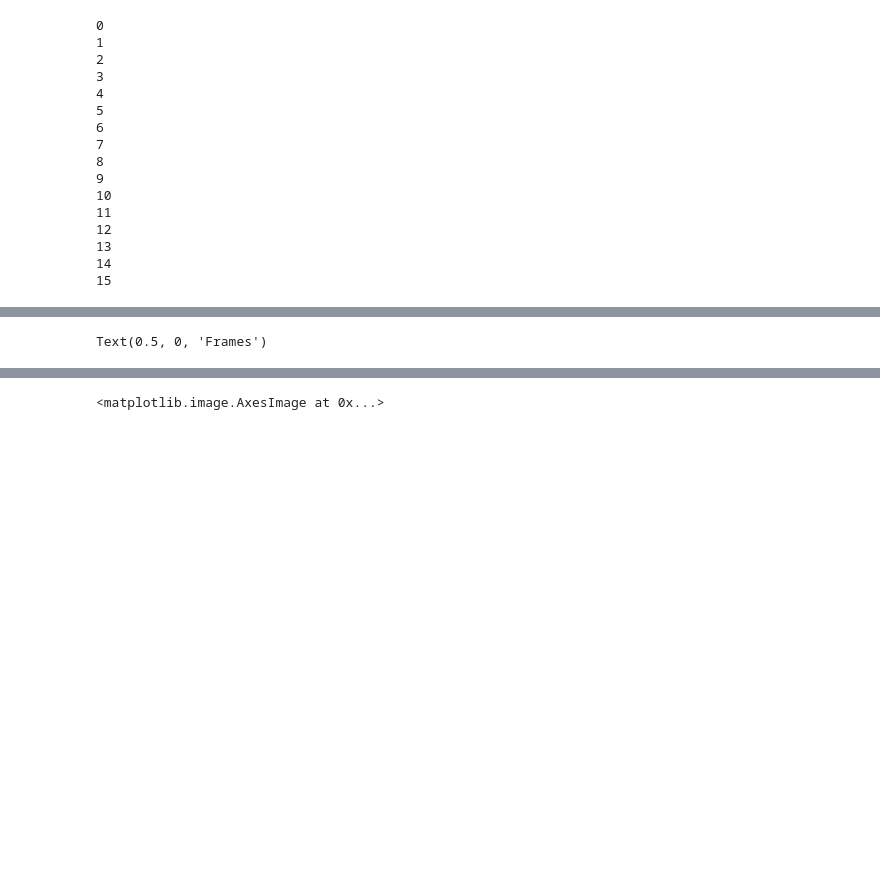
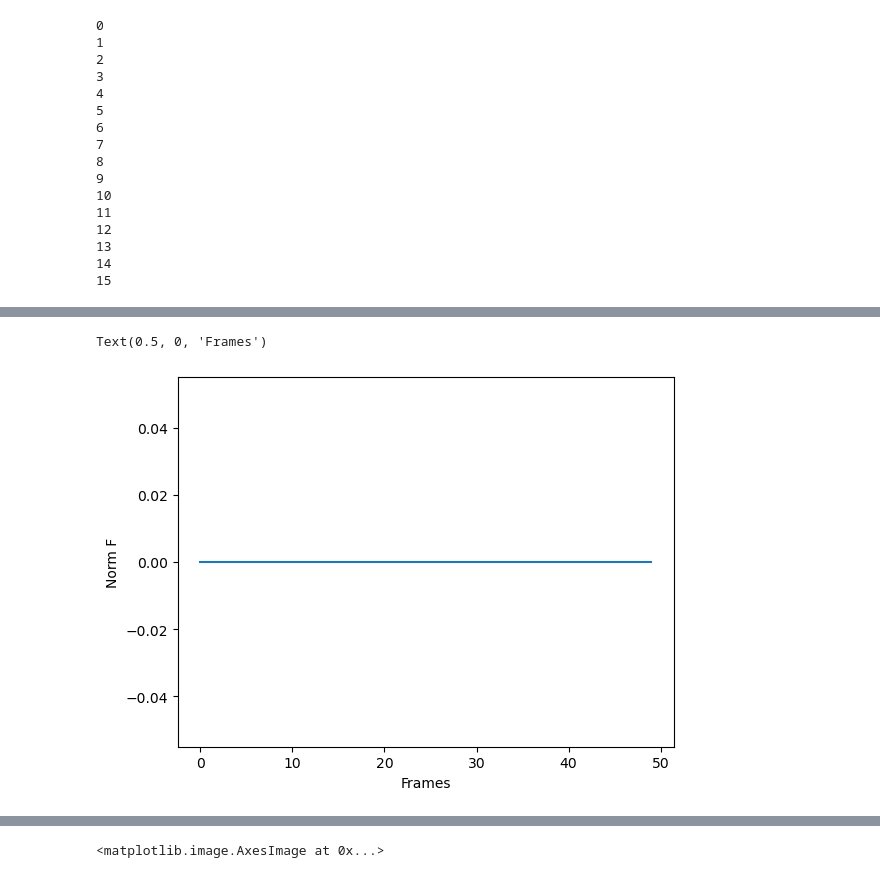
Before and after one commit to yfisher-lab/SessionTools, a Jupyter notebook: Notebooks/DanglingFly.ipynb, the cells around one changed output, grey strips where cells are left out. Cells and saved outputs as stored; diff of their text form; code cells hidden in the pictures; blank space fills up the shorter version.

```diff
--- a/Notebooks/DanglingFly.ipynb
+++ b/Notebooks/DanglingFly.ipynb
@@ -197,26 +187,27 @@ fig.show()
 # %%
-thresh = -.7
-opto = st2p.preprocessing.signals.rising_edges(np.nanmean(dff[:,:],axis=0)>-1)
+thresh = -2
+opto = st2p.preprocessing.signals.rising_edges(np.nanmean(dff[:,:],axis=0)>thresh)
 
 
 opto[0]=0
 redges = np.argwhere(opto==1).ravel()
 
-response = np.zeros([redges.shape[0],65])
-for r, redge in enumerate(redges):
-    response[r,:] =  np.nanmean(dff[:,redge+1:redge+66],axis=0)
+response = np.zeros([redges.shape[0],50])
+for r, redge in enumerate(redges[:-1]):
+    response[r,:] =  np.nanmean(dff[:,redge+1:redge+51],axis=0)
 
 
 # response_z = sp.stats.zscore(response, axis=1)
 fig,ax = plt.subplots()
 
 xx = np.arange(response.shape[1])
 ax.plot(xx,np.nanmean(response, axis=0))
 # ax.plot(xx,response_z.T)
 mu, sem = response.mean(axis=0), sp.stats.sem(response,axis=0)
 ax.fill_between(xx, mu-sem, mu+sem, alpha=.3)
 ax.set_ylabel('Norm F')
 ax.set_xlabel('Frames')
 # %% [output]
 Text(0.5, 0, 'Frames')
+[figure, added]
 # %%
```
Also changed, not shown: parts of 16 cells of this notebook, 2 other files.
